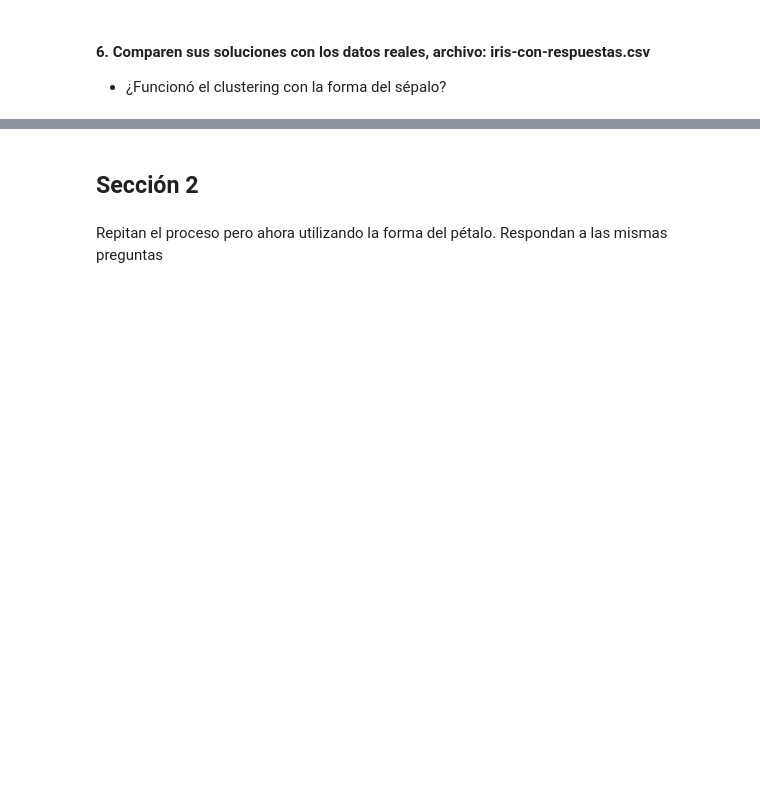
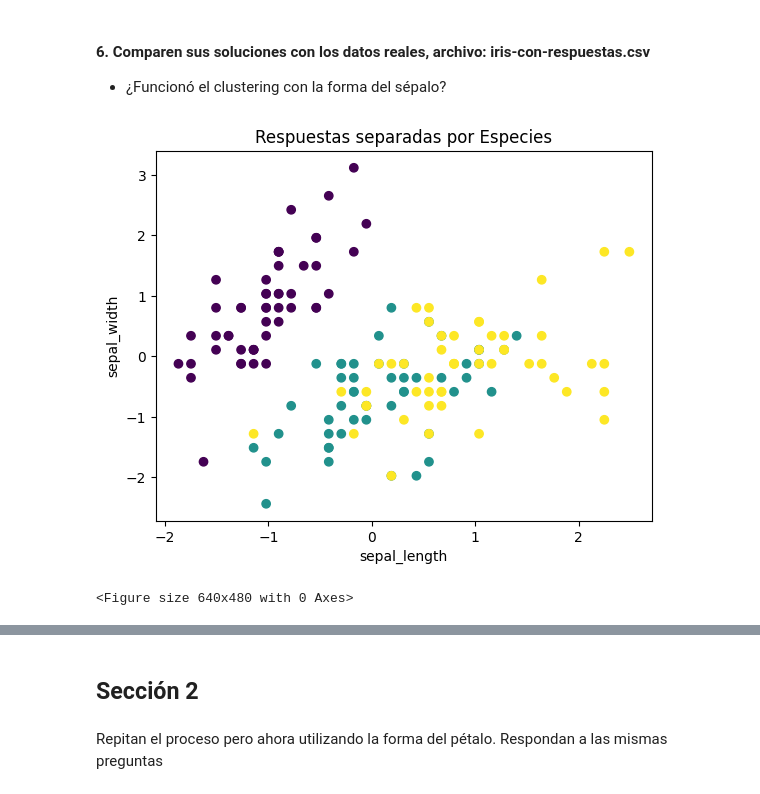
Before and after one commit to JPS4321/HT2-DM, a Jupyter notebook: HT2.ipynb, the cells around one changed output, grey strips where cells are left out. Drawn from its saved outputs; the diff is of its cells as text; code cells hidden in the pictures; blank space fills up the shorter version.

```diff
--- a/HT2.ipynb
+++ b/HT2.ipynb
@@ -139,3 +188,26 @@ Ahora están más marcada la división entre los grupos, antes habían
 # %% [markdown]
 #### 6. Comparen sus soluciones con los datos reales, archivo: iris-con-respuestas.csv
 - ¿Funcionó el clustering con la forma del sépalo?
+# %%
+## Utilizar iris-con-respuestas.csv y graficar los clusters por especie
+iris_respuestas = pd.read_csv('iris-con-respuestas.csv')
+
+## Codificar las especies a números
+iris_respuestas['species'] = iris_respuestas['species'].map({'setosa':0, 'versicolor':1, 'virginica':2})
+## Estandarizar los datos sin columna especies
+from sklearn.preprocessing import StandardScaler
+scaler = StandardScaler()
+scaler.fit(iris_respuestas.drop('species', axis=1))
+new_scaled_data = scaler.transform(iris_respuestas.drop('species', axis=1))
+
+#graficar los clusters
+plt.scatter(new_scaled_data[:,0], new_scaled_data[:,1], c=iris_respuestas['species'])
+plt.title('Respuestas separadas por Especies')
+plt.ylabel('sepal_width')
+plt.xlabel('sepal_length')
+# Mostrar que significa cada color
+plt.figure()
+plt.show()
+# %% [output]
+[figure, added]
+<Figure size 640x480 with 0 Axes>
```
Also changed, not shown: parts of 6 cells of this notebook.
